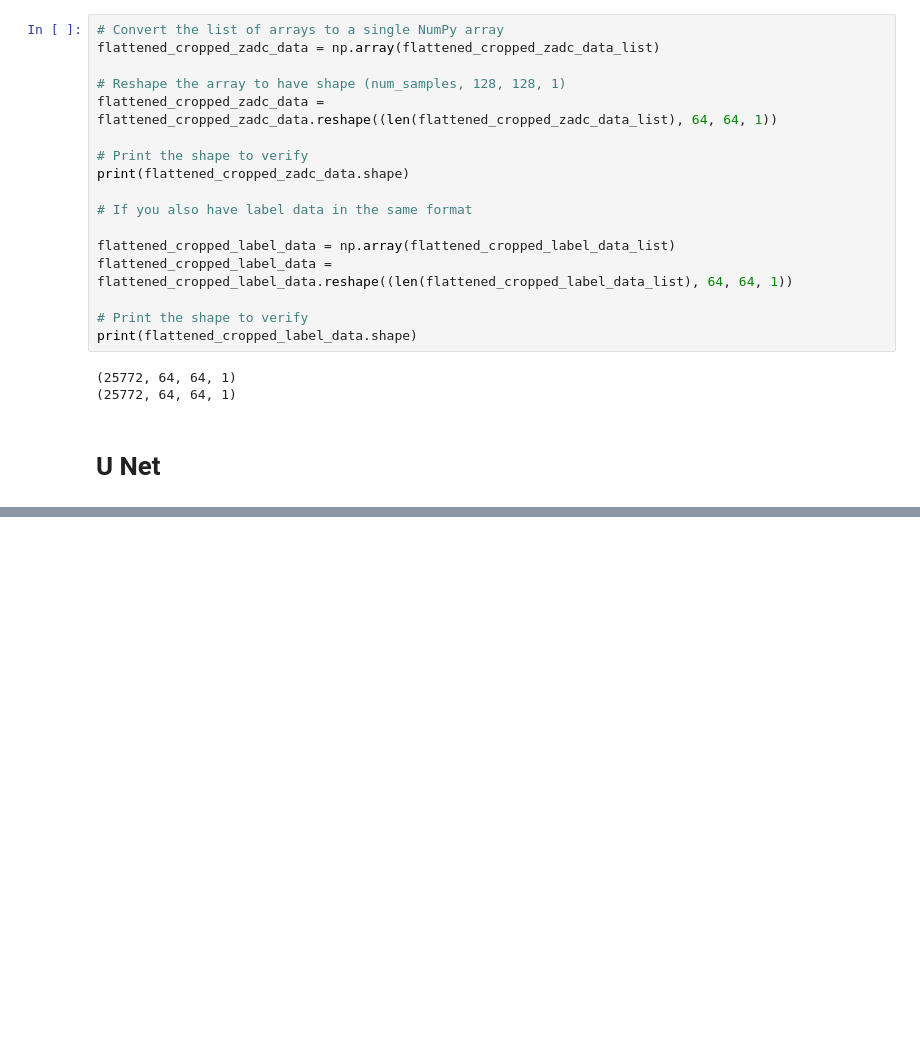
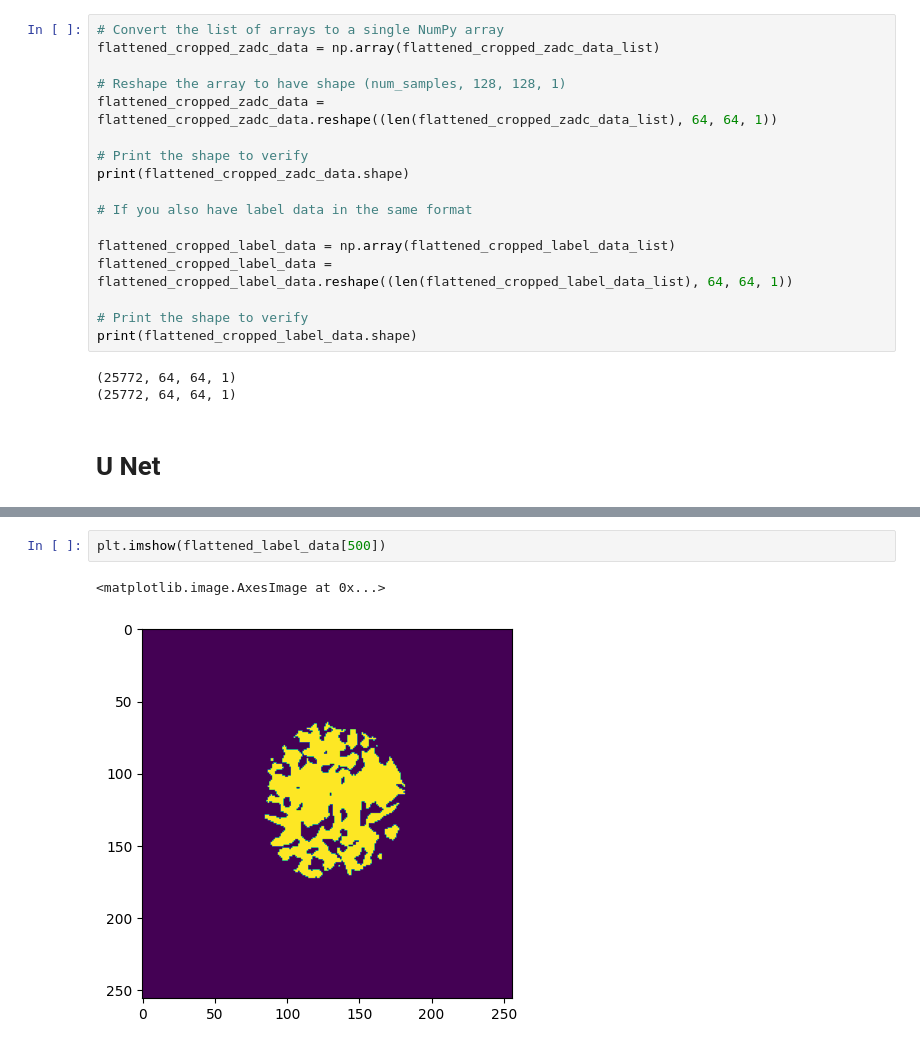
Before and after one commit to reshmaruby/Project, a Jupyter notebook: ProjectV2.ipynb, the cells around one changed output, grey strips where cells are left out. Drawn from its saved outputs; the diff is of its cells as text; blank space fills up the shorter version.

```diff
--- a/ProjectV2.ipynb
+++ b/ProjectV2.ipynb
@@ -276,2 +279,7 @@ NameError: name 'history' is not defined
+# %%
+plt.imshow(flattened_label_data[500])
+# %% [output]
+<matplotlib.image.AxesImage at 0x...>
+[figure, added]
 # %%
 # Get model predictions on a few samples
```
Also changed, not shown: parts of 5 cells of this notebook.
